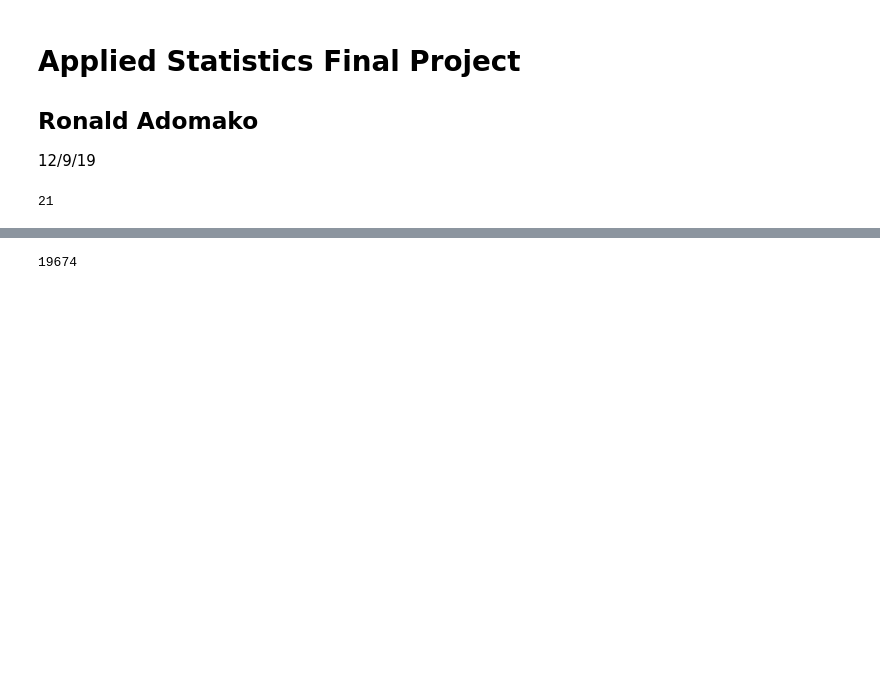
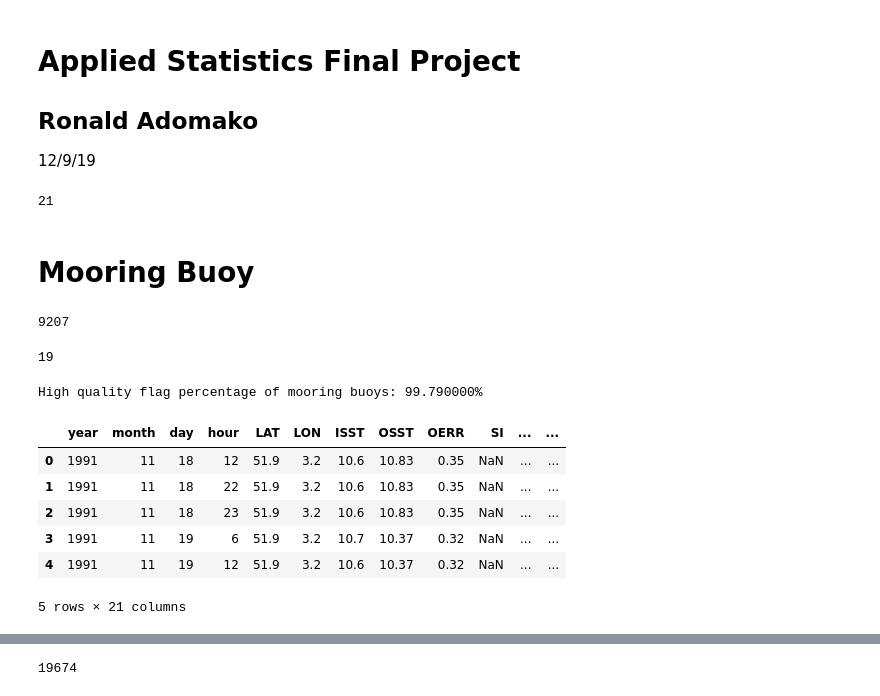
Before and after one commit to adomakor412/Applied_Statistics, a Jupyter notebook: Final/Final_Project_1_data_set.ipynb, the cells around one changed output, grey strips where cells are left out. Saved outputs shown, nothing was run; the diff lists cells and outputs as text; code cells hidden in the pictures; blank space fills up the shorter version.

```diff
--- a/Final/Final_Project_1_data_set.ipynb
+++ b/Final/Final_Project_1_data_set.ipynb
@@ -27,3 +27,34 @@ len(column)
 DB = pd.read_csv("DB_33944.csv", names = column)
 MB = pd.read_csv("MB_62413.csv", names = column)
 SH = pd.read_csv("SH_GDLS.csv", names = column)
+# %% [markdown]
+# Mooring Buoy
+# %%
+'''High Quality Flags'''
+
+HQ_MB = sum(MB['ICflag']==1)
+print(HQ_MB)
+# %% [output]
+9207
+# %%
+'''Low Quality Flags'''
+
+total_MB = MB['ICflag'].count()
+LQ_MB = total_MB - HQ_MB
+print(LQ_MB)
+# %% [output]
+19
+# %%
+print('High quality flag percentage of mooring buoys: %f'%round(100*(HQ_MB/total_MB),2)+'%')
+# %% [output]
+High quality flag percentage of mooring buoys: 99.790000%
+# %%
+MB.head()
+# %% [output]
+|  | year | month | day | hour | LAT | LON | ISST | OSST | OERR | SI | ... | ... |
+| 0 | 1991 | 11 | 18 | 12 | 51.9 | 3.2 | 10.6 | 10.83 | 0.35 | NaN | ... | ... |
+| 1 | 1991 | 11 | 18 | 22 | 51.9 | 3.2 | 10.6 | 10.83 | 0.35 | NaN | ... | ... |
+| 2 | 1991 | 11 | 18 | 23 | 51.9 | 3.2 | 10.6 | 10.83 | 0.35 | NaN | ... | ... |
+| 3 | 1991 | 11 | 19 | 6 | 51.9 | 3.2 | 10.7 | 10.37 | 0.32 | NaN | ... | ... |
+| 4 | 1991 | 11 | 19 | 12 | 51.9 | 3.2 | 10.6 | 10.37 | 0.32 | NaN | ... | ... |
+5 rows × 21 columns
```
Also changed, not shown: parts of 10 cells of this notebook.
